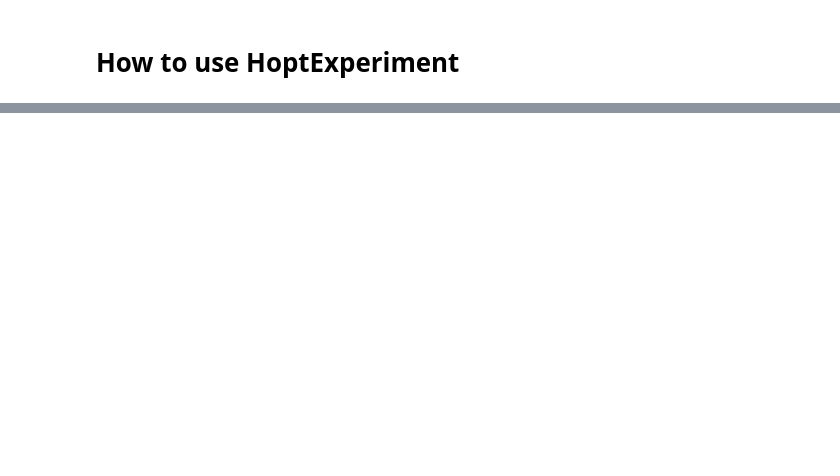
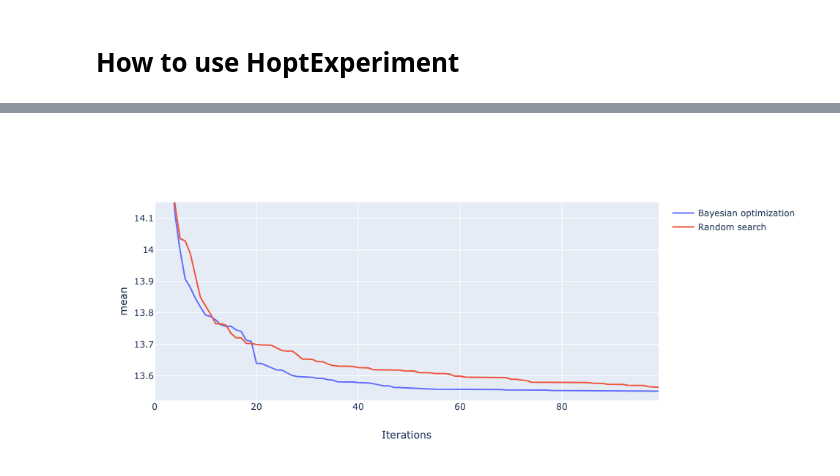
Before and after one commit to mateBakos/autoxgb, a Jupyter notebook: notebooks/exploratory/V1_use_naive_bayesian.ipynb, the cells around one changed output, grey strips where cells are left out. Drawn from its saved outputs; the diff is of its cells as text; code cells hidden in the pictures; blank space fills up the shorter version.

```diff
--- a/notebooks/exploratory/V1_use_naive_bayesian.ipynb
+++ b/notebooks/exploratory/V1_use_naive_bayesian.ipynb
@@ -65,0 +71,4 @@ visualize_hopt_exp_results(results, show='mean')
+# %%
+visualize_hopt_exp_results(results_50, show='mean')
+# %% [output]
+[figure, added]
```
Also changed, not shown: parts of 12 cells of this notebook, 2 other files.
